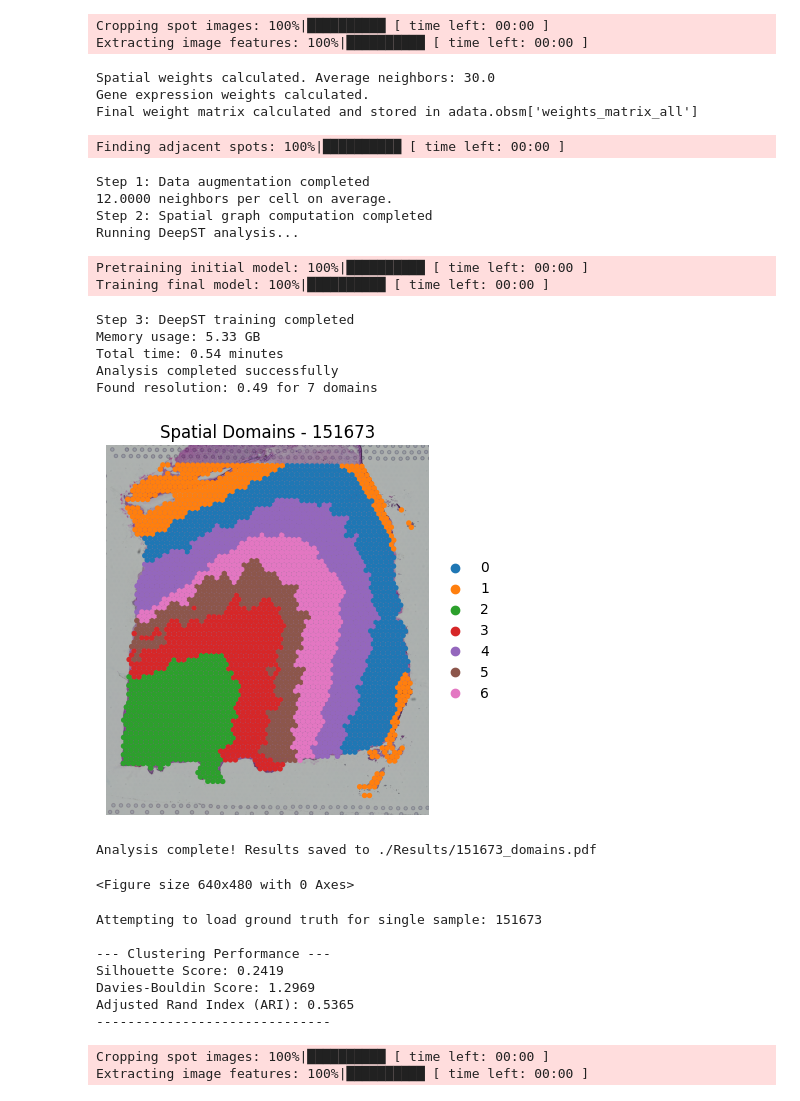
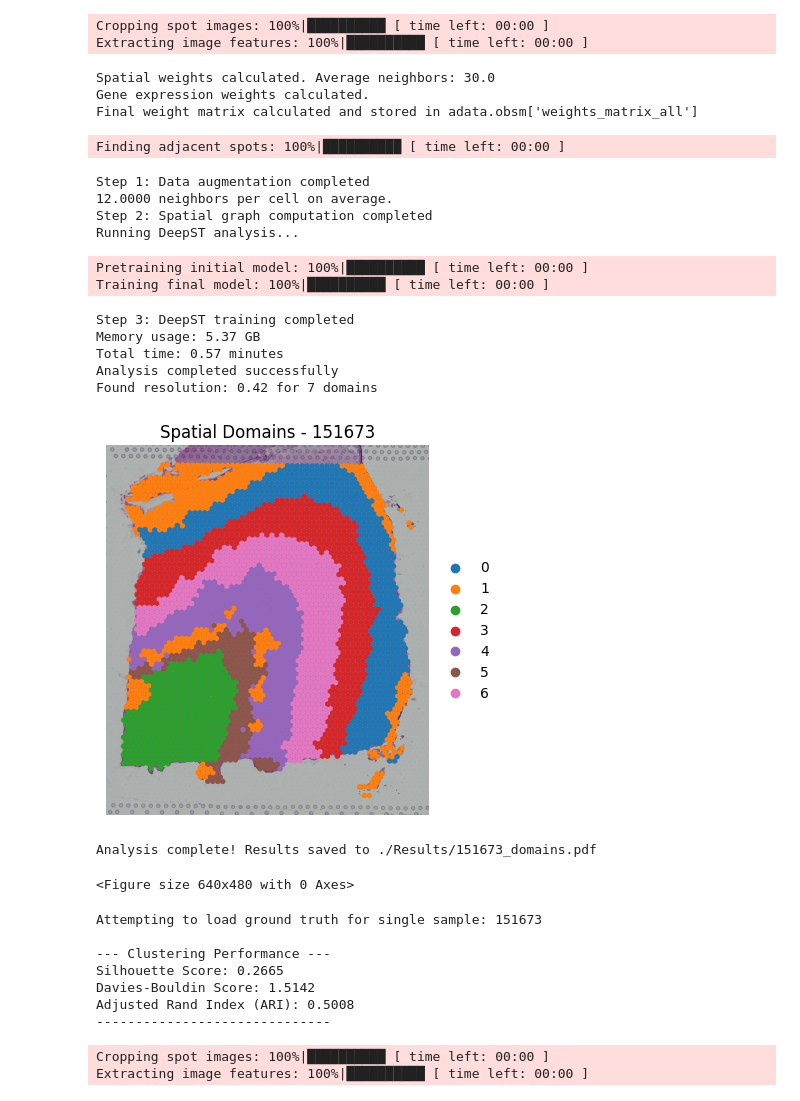
Before and after one commit to HarshaSatyavardhan/DeepST, a Jupyter notebook: run_deepst.ipynb, the cells around one changed output. Saved outputs shown, nothing was run; the diff lists cells and outputs as text; code cells hidden in the pictures.

```diff
--- a/run_deepst.ipynb
+++ b/run_deepst.ipynb
@@ -36,7 +36,7 @@ adata = deepst._get_adata(
 
 # Optional: Incorporate H&E image features (skip if not available)
 # adata = deepst._get_image_crop(adata, data_name=SAMPLE_ID)
-adata = deepst._get_image_crop(adata, data_name=SAMPLE_ID) # , cnn_type='Equivariant')
+adata = deepst._get_image_crop(adata, data_name=SAMPLE_ID , cnn_type='Equivariant')
 
 
 
@@ -83,37 +83,37 @@ adata = deepst._get_cluster_data(
 
 # ========== Visualization & Output ==========
 # Plot spatial domains
 sc.pl.spatial(
     adata,
     color=["DeepST_refine_domain"],  # Color by domain
     frameon=False,
     spot_size=150,
     title=f"Spatial Domains - {SAMPLE_ID}"
 )
 
 # Save results
 output_file = os.path.join(RESULTS_DIR, f"{SAMPLE_ID}_domains.pdf")
 plt.savefig(output_file, bbox_inches="tight", dpi=300)
 print(f"Analysis complete! Results saved to {output_file}")
 # %% [output]
 Cropping spot images: 100%|██████████ [ time left: 00:00 ]
 Extracting image features: 100%|██████████ [ time left: 00:00 ]
 Spatial weights calculated. Average neighbors: 30.0
 Gene expression weights calculated.
 Final weight matrix calculated and stored in adata.obsm['weights_matrix_all']
 Finding adjacent spots: 100%|██████████ [ time left: 00:00 ]
 Step 1: Data augmentation completed
 12.0000 neighbors per cell on average.
 Step 2: Spatial graph computation completed
 Running DeepST analysis...
 Pretraining initial model: 100%|██████████ [ time left: 00:00 ]
 Training final model: 100%|██████████ [ time left: 00:00 ]
 Step 3: DeepST training completed
-Memory usage: 5.33 GB
-Total time: 0.54 minutes
+Memory usage: 5.37 GB
+Total time: 0.57 minutes
 Analysis completed successfully
-Found resolution: 0.49 for 7 domains
+Found resolution: 0.42 for 7 domains
-[figure, old version]
+[figure, new version]
 Analysis complete! Results saved to ./Results/151673_domains.pdf
 <Figure size 640x480 with 0 Axes>
 # %%
@@ -191,9 +191,9 @@ print(f"------------------------------\n")
 Attempting to load ground truth for single sample: 151673
 
 --- Clustering Performance ---
-Silhouette Score: 0.2419
-Davies-Bouldin Score: 1.2969
-Adjusted Rand Index (ARI): 0.5365
+Silhouette Score: 0.2665
+Davies-Bouldin Score: 1.5142
+Adjusted Rand Index (ARI): 0.5008
 ------------------------------
 # %%
 import os
```
Also changed, not shown: 1 other file.
